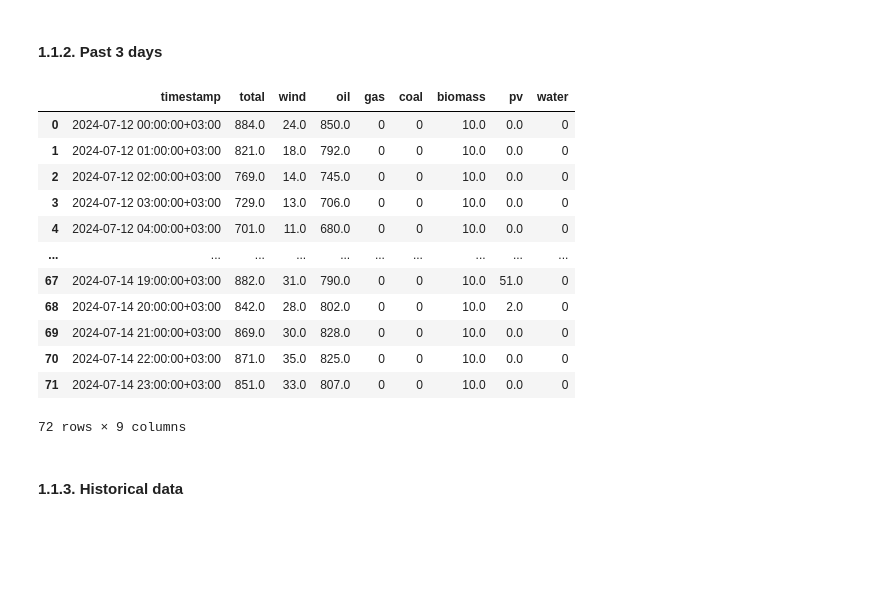
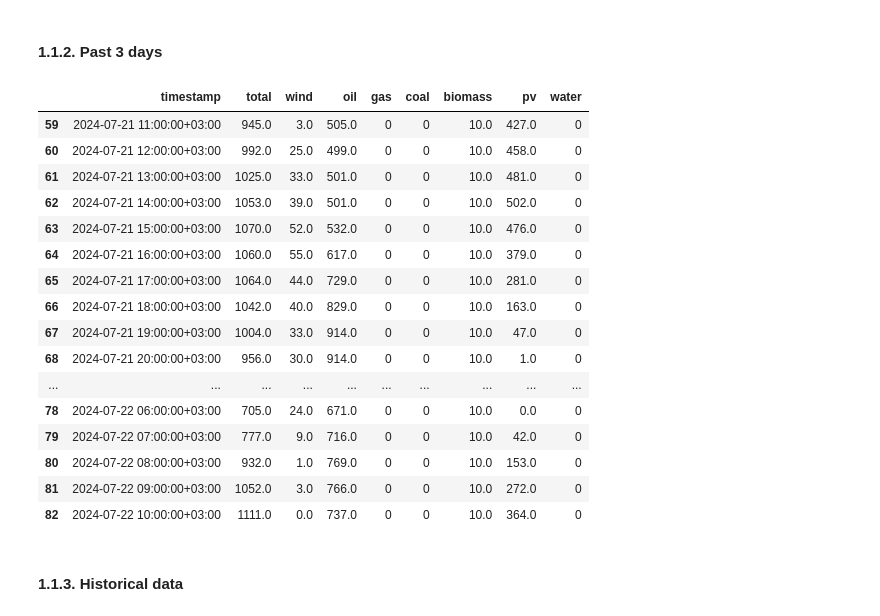
Before and after one commit to UCY-LINC-LAB/GreenAnalyzer-Project, a Jupyter notebook: energy_mix_prediction/1_getEnergyMix_CarbonEmissions.ipynb, the cells around one changed output. Drawn from its saved outputs; the diff is of its cells as text; code cells hidden in the pictures; blank space fills up the shorter version.

Commit message:
Updated energy mix files

```diff
--- a/energy_mix_prediction/1_getEnergyMix_CarbonEmissions.ipynb
+++ b/energy_mix_prediction/1_getEnergyMix_CarbonEmissions.ipynb
@@ -180,23 +180,27 @@ def get_cy_past3days_energy_mix_data(num_past_days = 3):
 
   df['water'] = 0
 
-  return df[['timestamp', 'total', 'wind', 'oil', 'gas', 'coal', 'biomass', 'pv', 'water']]
+  return df[['timestamp', 'total', 'wind', 'oil', 'gas', 'coal', 'biomass', 'pv', 'water']].tail(num_past_days * 24)
 # %%
-get_cy_past3days_energy_mix_data()
+get_cy_past3days_energy_mix_data(1)
 # %% [output]
 |  | timestamp | total | wind | oil | gas | coal | biomass | pv | water |
-| 0 | 2024-07-12 00:00:00+03:00 | 884.0 | 24.0 | 850.0 | 0 | 0 | 10.0 | 0.0 | 0 |
-| 1 | 2024-07-12 01:00:00+03:00 | 821.0 | 18.0 | 792.0 | 0 | 0 | 10.0 | 0.0 | 0 |
-| 2 | 2024-07-12 02:00:00+03:00 | 769.0 | 14.0 | 745.0 | 0 | 0 | 10.0 | 0.0 | 0 |
-| 3 | 2024-07-12 03:00:00+03:00 | 729.0 | 13.0 | 706.0 | 0 | 0 | 10.0 | 0.0 | 0 |
-| 4 | 2024-07-12 04:00:00+03:00 | 701.0 | 11.0 | 680.0 | 0 | 0 | 10.0 | 0.0 | 0 |
+| 59 | 2024-07-21 11:00:00+03:00 | 945.0 | 3.0 | 505.0 | 0 | 0 | 10.0 | 427.0 | 0 |
+| 60 | 2024-07-21 12:00:00+03:00 | 992.0 | 25.0 | 499.0 | 0 | 0 | 10.0 | 458.0 | 0 |
+| 61 | 2024-07-21 13:00:00+03:00 | 1025.0 | 33.0 | 501.0 | 0 | 0 | 10.0 | 481.0 | 0 |
+| 62 | 2024-07-21 14:00:00+03:00 | 1053.0 | 39.0 | 501.0 | 0 | 0 | 10.0 | 502.0 | 0 |
+| 63 | 2024-07-21 15:00:00+03:00 | 1070.0 | 52.0 | 532.0 | 0 | 0 | 10.0 | 476.0 | 0 |
+| 64 | 2024-07-21 16:00:00+03:00 | 1060.0 | 55.0 | 617.0 | 0 | 0 | 10.0 | 379.0 | 0 |
+| 65 | 2024-07-21 17:00:00+03:00 | 1064.0 | 44.0 | 729.0 | 0 | 0 | 10.0 | 281.0 | 0 |
+| 66 | 2024-07-21 18:00:00+03:00 | 1042.0 | 40.0 | 829.0 | 0 | 0 | 10.0 | 163.0 | 0 |
+| 67 | 2024-07-21 19:00:00+03:00 | 1004.0 | 33.0 | 914.0 | 0 | 0 | 10.0 | 47.0 | 0 |
+| 68 | 2024-07-21 20:00:00+03:00 | 956.0 | 30.0 | 914.0 | 0 | 0 | 10.0 | 1.0 | 0 |
 | ... | ... | ... | ... | ... | ... | ... | ... | ... | ... |
-| 67 | 2024-07-14 19:00:00+03:00 | 882.0 | 31.0 | 790.0 | 0 | 0 | 10.0 | 51.0 | 0 |
-| 68 | 2024-07-14 20:00:00+03:00 | 842.0 | 28.0 | 802.0 | 0 | 0 | 10.0 | 2.0 | 0 |
-| 69 | 2024-07-14 21:00:00+03:00 | 869.0 | 30.0 | 828.0 | 0 | 0 | 10.0 | 0.0 | 0 |
-| 70 | 2024-07-14 22:00:00+03:00 | 871.0 | 35.0 | 825.0 | 0 | 0 | 10.0 | 0.0 | 0 |
-| 71 | 2024-07-14 23:00:00+03:00 | 851.0 | 33.0 | 807.0 | 0 | 0 | 10.0 | 0.0 | 0 |
+| 78 | 2024-07-22 06:00:00+03:00 | 705.0 | 24.0 | 671.0 | 0 | 0 | 10.0 | 0.0 | 0 |
+| 79 | 2024-07-22 07:00:00+03:00 | 777.0 | 9.0 | 716.0 | 0 | 0 | 10.0 | 42.0 | 0 |
+| 80 | 2024-07-22 08:00:00+03:00 | 932.0 | 1.0 | 769.0 | 0 | 0 | 10.0 | 153.0 | 0 |
+| 81 | 2024-07-22 09:00:00+03:00 | 1052.0 | 3.0 | 766.0 | 0 | 0 | 10.0 | 272.0 | 0 |
+| 82 | 2024-07-22 10:00:00+03:00 | 1111.0 | 0.0 | 737.0 | 0 | 0 | 10.0 | 364.0 | 0 |
-72 rows × 9 columns
 # %% [markdown]
 #### 1.1.3. Historical data
 # %%
```
Also changed, not shown: parts of 10 cells of this notebook, 4 other files.
